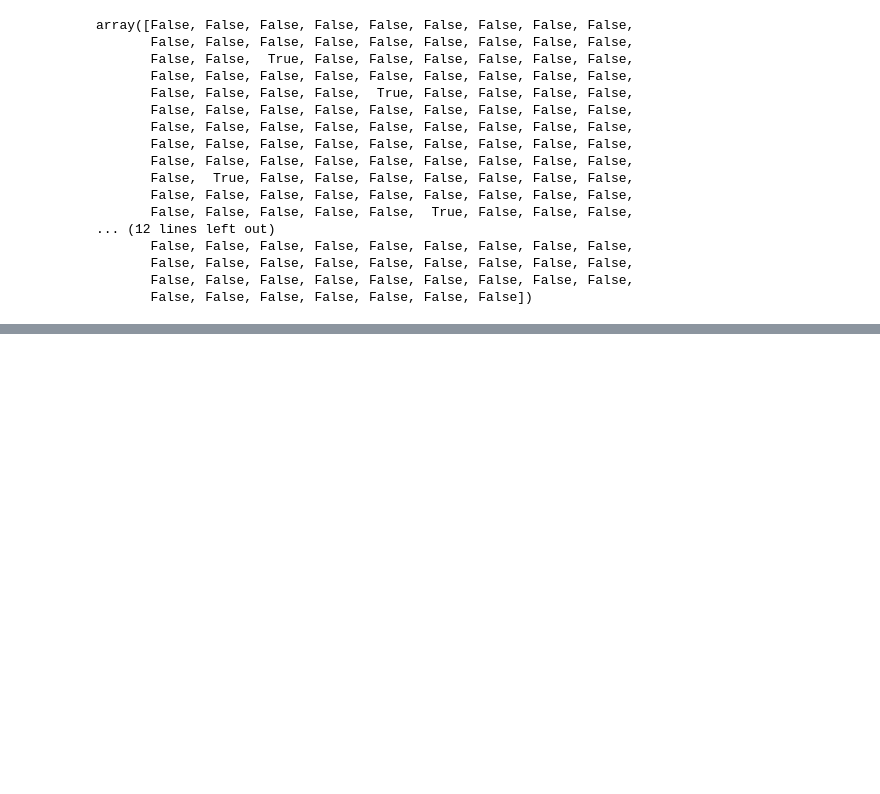
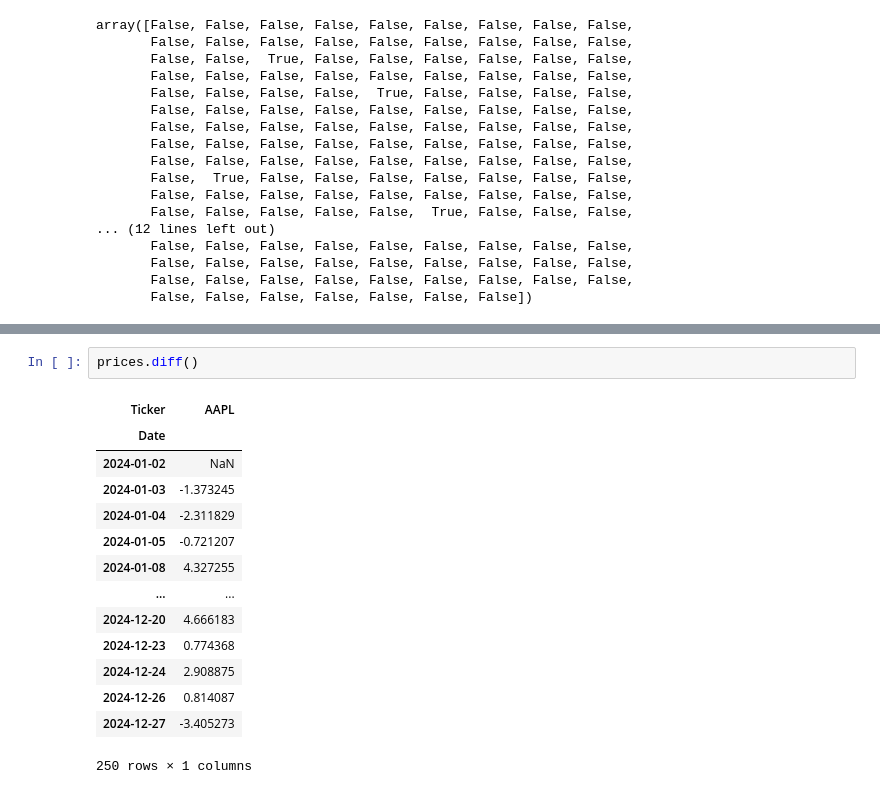
Before and after one commit to harshrathi0010-web/ML-practice, a Jupyter notebook: TSA/Class Time Series Decomposition.ipynb, the cells around one changed output, grey strips where cells are left out. Cells and saved outputs as stored; diff of their text form; blank space fills up the shorter version.

```diff
--- a/TSA/Class Time Series Decomposition.ipynb
+++ b/TSA/Class Time Series Decomposition.ipynb
@@ -177,0 +240,17 @@ parts.head()
+# %%
+prices.diff()
+# %% [output]
+| Ticker | AAPL |
+| Date |  |
+| 2024-01-02 | NaN |
+| 2024-01-03 | -1.373245 |
+| 2024-01-04 | -2.311829 |
+| 2024-01-05 | -0.721207 |
+| 2024-01-08 | 4.327255 |
+| ... | ... |
+| 2024-12-20 | 4.666183 |
+| 2024-12-23 | 0.774368 |
+| 2024-12-24 | 2.908875 |
+| 2024-12-26 | 0.814087 |
+| 2024-12-27 | -3.405273 |
+250 rows × 1 columns
```
Also changed, not shown: parts of 21 cells of this notebook, 3 other files.
